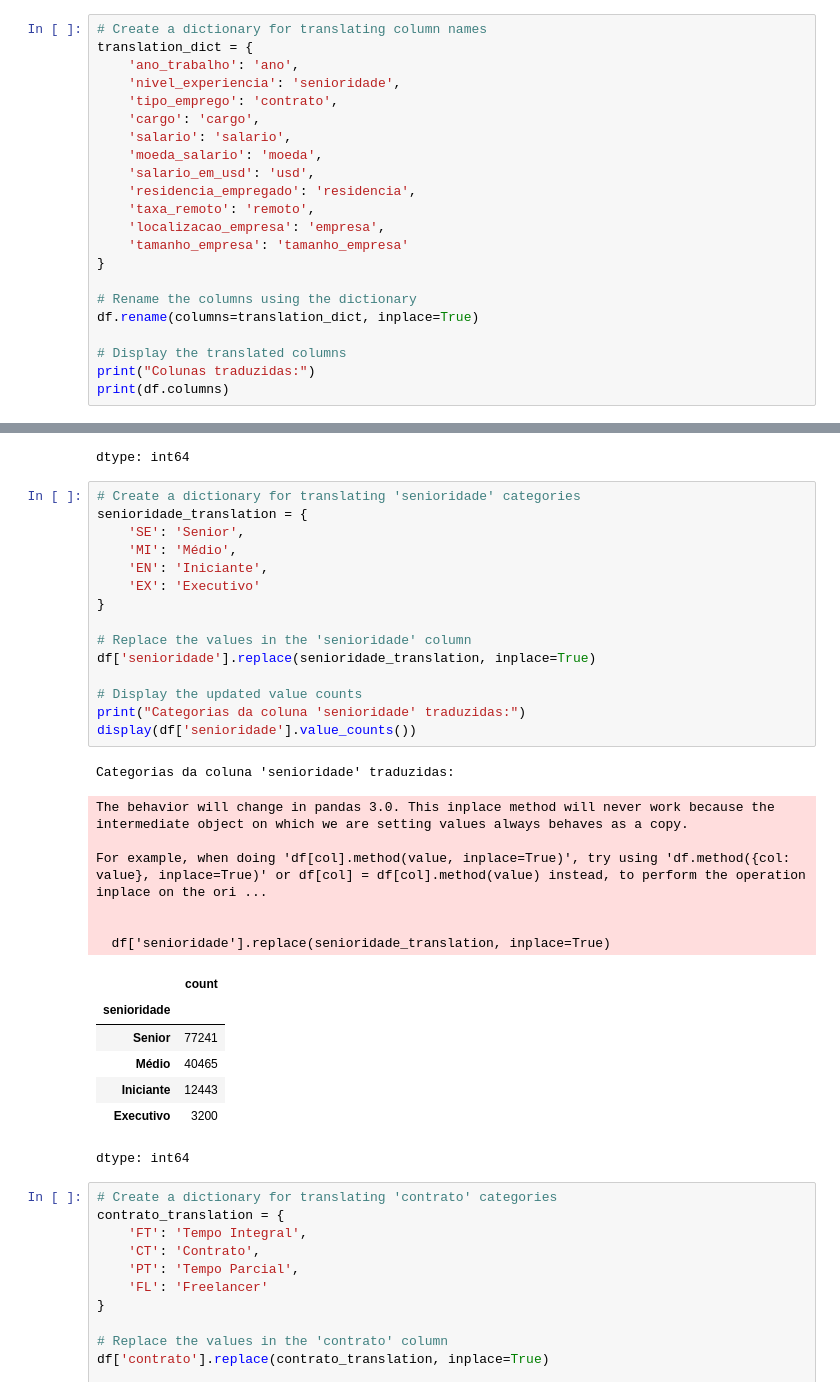
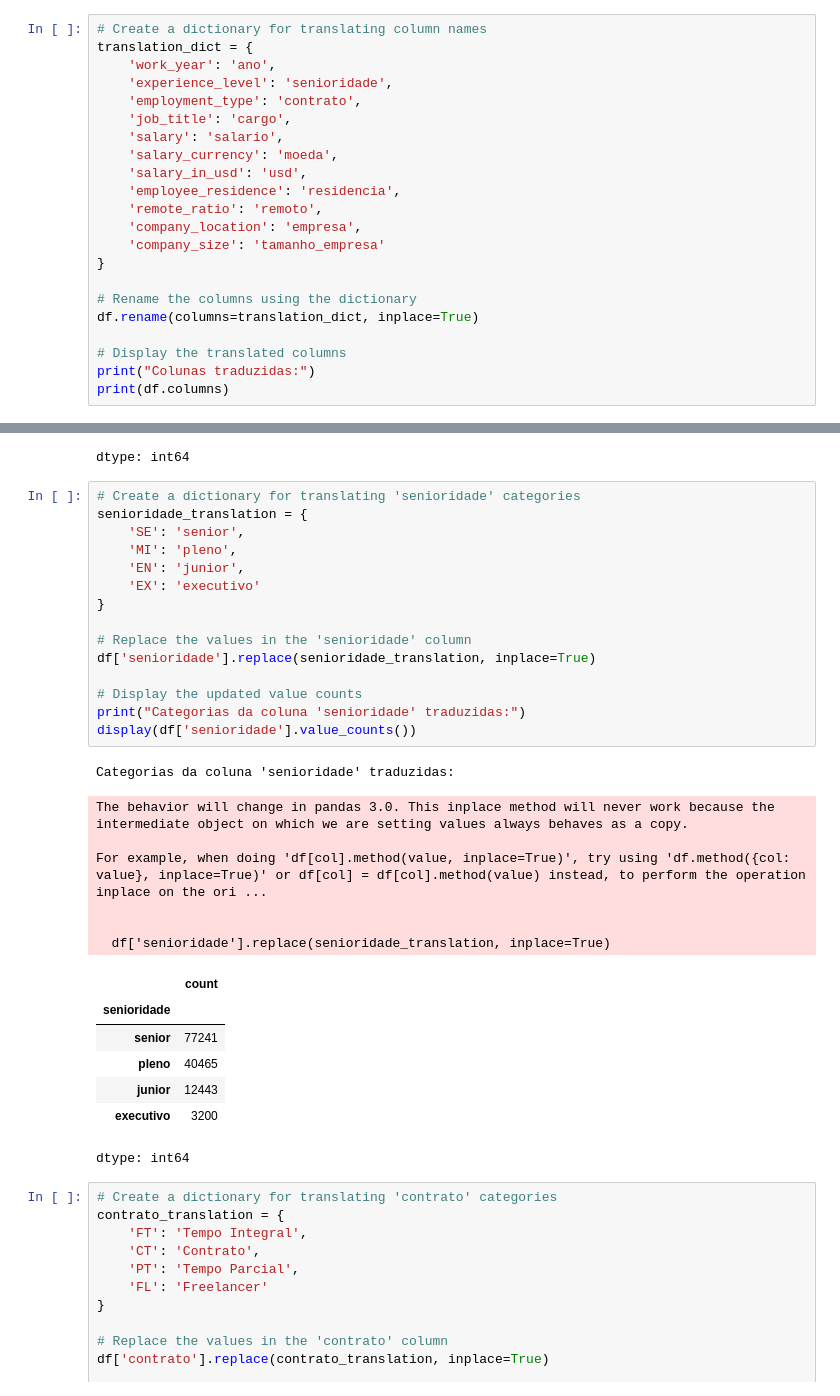
Before and after one commit to imdoamaral/imersao_dados_python_alura, a Jupyter notebook: imersao_dados_com_python_alura_agosto_2025.ipynb, the cells around one changed output, grey strips where cells are left out. Cells and saved outputs as stored; diff of their text form.

```diff
--- a/imersao_dados_com_python_alura_agosto_2025.ipynb
+++ b/imersao_dados_com_python_alura_agosto_2025.ipynb
@@ -60,17 +64,17 @@ Index(['ano_trabalho', 'nivel_experiencia', 'tipo_emprego', 'cargo', 'salario',
 # %%
 # Create a dictionary for translating column names
 translation_dict = {
-    'ano_trabalho': 'ano',
-    'nivel_experiencia': 'senioridade',
-    'tipo_emprego': 'contrato',
-    'cargo': 'cargo',
-    'salario': 'salario',
-    'moeda_salario': 'moeda',
-    'salario_em_usd': 'usd',
-    'residencia_empregado': 'residencia',
-    'taxa_remoto': 'remoto',
-    'localizacao_empresa': 'empresa',
-    'tamanho_empresa': 'tamanho_empresa'
+    'work_year': 'ano',
+    'experience_level': 'senioridade',
+    'employment_type': 'contrato',
+    'job_title': 'cargo',
+    'salary': 'salario',
+    'salary_currency': 'moeda',
+    'salary_in_usd': 'usd',
+    'employee_residence': 'residencia',
+    'remote_ratio': 'remoto',
+    'company_location': 'empresa',
+    'company_size': 'tamanho_empresa'
 }
 
 # Rename the columns using the dictionary
@@ -127,32 +131,32 @@ dtype: int64
 # %%
 # Create a dictionary for translating 'senioridade' categories
 senioridade_translation = {
-    'SE': 'Senior',
-    'MI': 'Médio',
-    'EN': 'Iniciante',
-    'EX': 'Executivo'
+    'SE': 'senior',
+    'MI': 'pleno',
+    'EN': 'junior',
+    'EX': 'executivo'
 }
 
 # Replace the values in the 'senioridade' column
 df['senioridade'].replace(senioridade_translation, inplace=True)
 
 # Display the updated value counts
 print("Categorias da coluna 'senioridade' traduzidas:")
 display(df['senioridade'].value_counts())
 # %% [output]
 Categorias da coluna 'senioridade' traduzidas:
 The behavior will change in pandas 3.0. This inplace method will never work because the intermediate object on which we are setting values always behaves as a copy.
 
 For example, when doing 'df[col].method(value, inplace=True)', try using 'df.method({col: value}, inplace=True)' or df[col] = df[col].method(value) instead, to perform the operation inplace on the ori ...
 
 
   df['senioridade'].replace(senioridade_translation, inplace=True)
 |  | count |
 | senioridade |  |
-| Senior | 77241 |
-| Médio | 40465 |
-| Iniciante | 12443 |
-| Executivo | 3200 |
+| senior | 77241 |
+| pleno | 40465 |
+| junior | 12443 |
+| executivo | 3200 |
 dtype: int64
 # %%
 # Create a dictionary for translating 'contrato' categories
```
Also changed, not shown: parts of 29 cells of this notebook.
